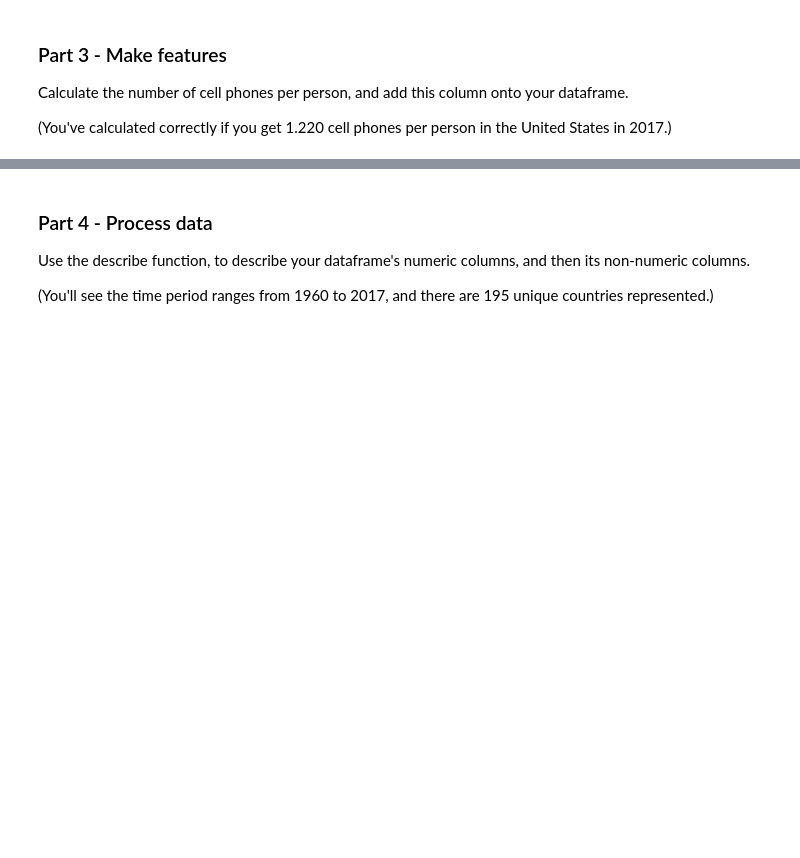
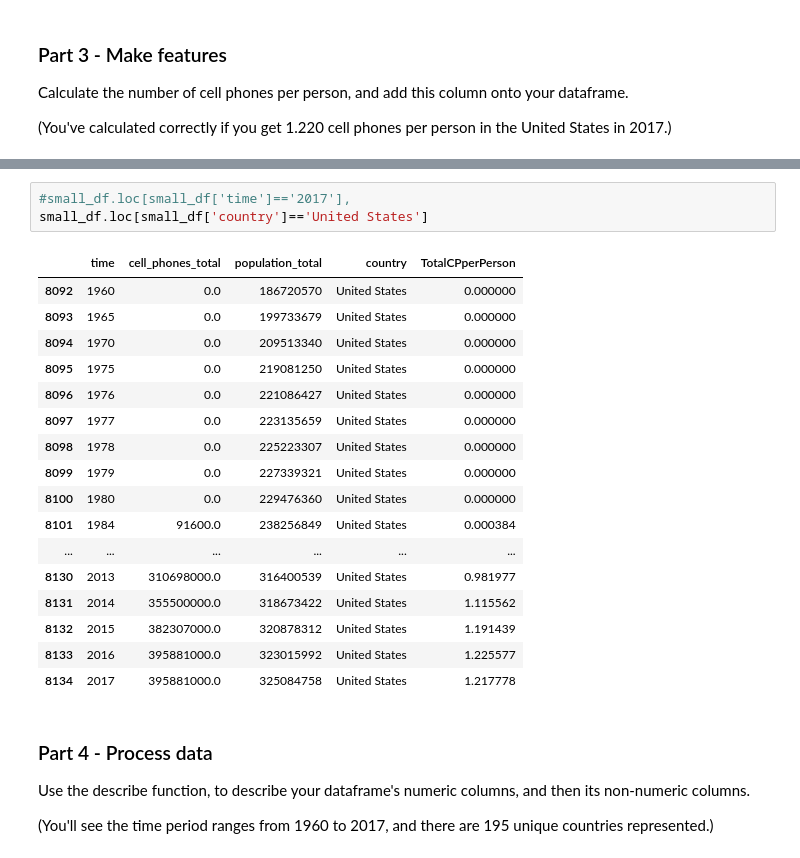
Before and after one commit to marianvinas/DS-Unit-1-Sprint-1-Data-Wrangling-and-Storytelling-1, a Jupyter notebook: DS_Unit_1_Sprint_Challenge_1_Data_Wrangling_and_Storytelling.ipynb, the cells around one changed output, grey strips where cells are left out. Saved outputs shown, nothing was run; the diff lists cells and outputs as text; blank space fills up the shorter version.

```diff
--- a/DS_Unit_1_Sprint_Challenge_1_Data_Wrangling_and_Storytelling.ipynb
+++ b/DS_Unit_1_Sprint_Challenge_1_Data_Wrangling_and_Storytelling.ipynb
@@ -243,3 +314,24 @@ cell_phones['cell_phones_total'][261]
+# %%
+#small_df.loc[small_df['time']=='2017'],
+small_df.loc[small_df['country']=='United States']
+# %% [output]
+|  | time | cell_phones_total | population_total | country | TotalCPperPerson |
+| 8092 | 1960 | 0.0 | 186720570 | United States | 0.000000 |
+| 8093 | 1965 | 0.0 | 199733679 | United States | 0.000000 |
+| 8094 | 1970 | 0.0 | 209513340 | United States | 0.000000 |
+| 8095 | 1975 | 0.0 | 219081250 | United States | 0.000000 |
+| 8096 | 1976 | 0.0 | 221086427 | United States | 0.000000 |
+| 8097 | 1977 | 0.0 | 223135659 | United States | 0.000000 |
+| 8098 | 1978 | 0.0 | 225223307 | United States | 0.000000 |
+| 8099 | 1979 | 0.0 | 227339321 | United States | 0.000000 |
+| 8100 | 1980 | 0.0 | 229476360 | United States | 0.000000 |
+| 8101 | 1984 | 91600.0 | 238256849 | United States | 0.000384 |
+| ... | ... | ... | ... | ... | ... |
+| 8130 | 2013 | 310698000.0 | 316400539 | United States | 0.981977 |
+| 8131 | 2014 | 355500000.0 | 318673422 | United States | 1.115562 |
+| 8132 | 2015 | 382307000.0 | 320878312 | United States | 1.191439 |
+| 8133 | 2016 | 395881000.0 | 323015992 | United States | 1.225577 |
+| 8134 | 2017 | 395881000.0 | 325084758 | United States | 1.217778 |
 # %% [markdown]
 ### Part 4 - Process data
 
```
Also changed, not shown: parts of 20 cells of this notebook.
